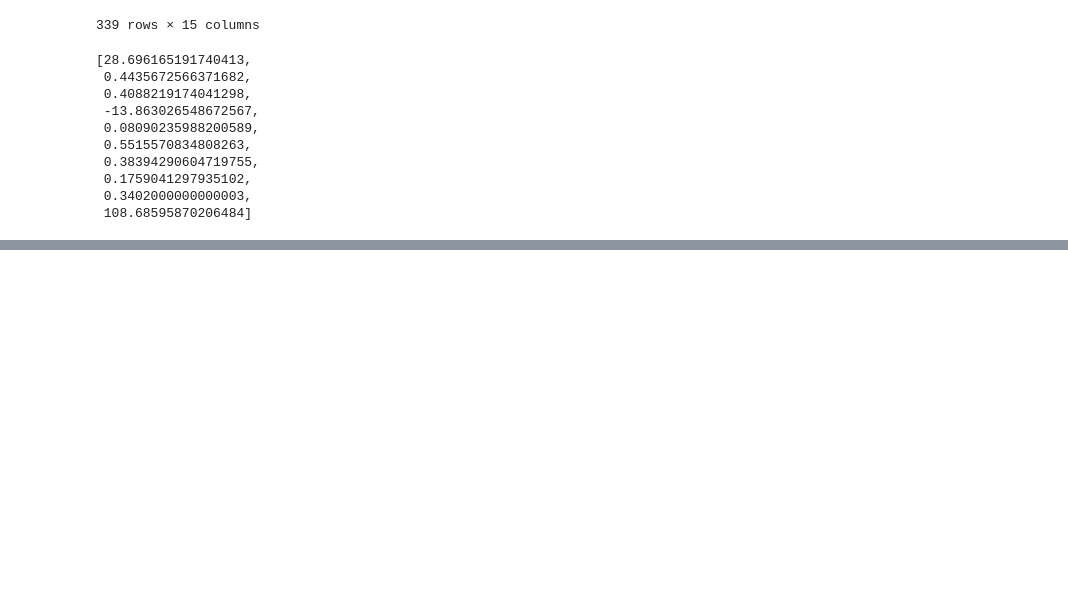
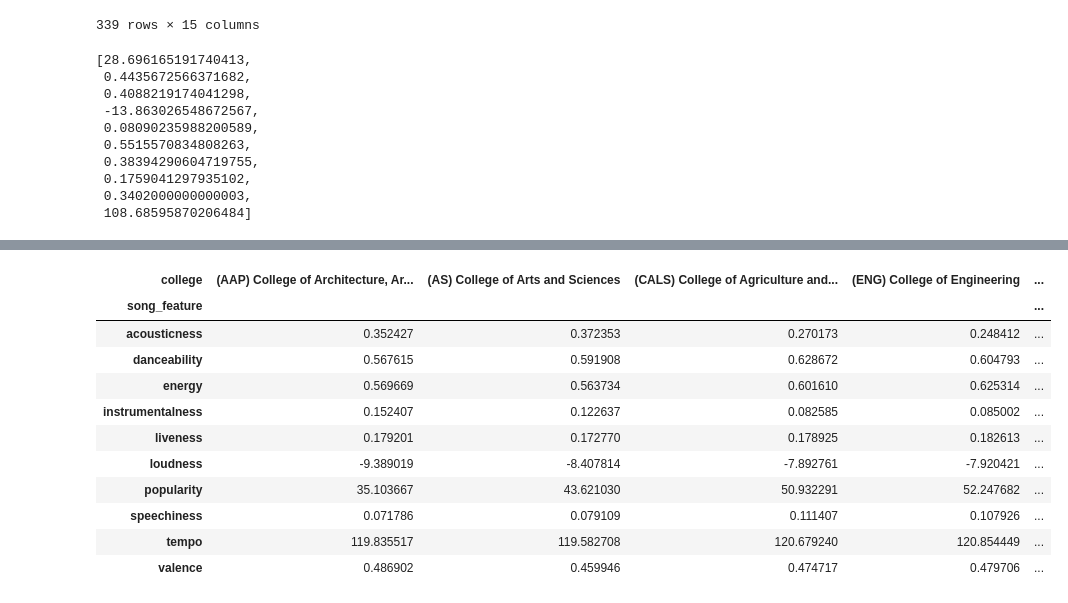
Before and after one commit to ahmedksultan/cdjsp23_brs, a Jupyter notebook: nb_playground4.ipynb, the cells around one changed output, grey strips where cells are left out. Drawn from its saved outputs; the diff is of its cells as text; code cells hidden in the pictures; blank space fills up the shorter version.

```diff
--- a/nb_playground4.ipynb
+++ b/nb_playground4.ipynb
@@ -76,0 +104,38 @@ feature_averages
+# %%
+colleges = ['(AS) College of Arts and Sciences','(ENG) College of Engineering',\
+            '(CALS) College of Agriculture and Life Sciences','(AAP) College of Architecture, Art and Planning',\
+            '(ILR) School of Industrial and Labor Relations',\
+            '(HUMEC) College of Human Ecology']
+
+song_features = ['popularity','danceability', 'energy', 'loudness', 'speechiness',
+       'acousticness', 'instrumentalness', 'liveness', 'valence', 'tempo']
+
+# loop over the colleges and song features to populate the dataframe
+mean_list = []
+
+for college in colleges:
+    college_data = merged_data[merged_data['Q1'] == college]
+    for song_feature in song_features:
+        mean = college_data[song_feature].mean()
+        mean_list.append({'college': college, 'song_feature': song_feature, 'mean': mean})
+
+mean_df = pd.DataFrame(mean_list)
+
+# Pivot the dataframe
+mean_df = pd.pivot(mean_df, index='song_feature', columns='college', values='mean')
+
+# Print the pivoted dataframe
+mean_df
+# %% [output]
+| college | (AAP) College of Architecture, Ar... | (AS) College of Arts and Sciences | (CALS) College of Agriculture and... | (ENG) College of Engineering | ... |
+| song_feature |  |  |  |  | ... |
+| acousticness | 0.352427 | 0.372353 | 0.270173 | 0.248412 | ... |
+| danceability | 0.567615 | 0.591908 | 0.628672 | 0.604793 | ... |
+| energy | 0.569669 | 0.563734 | 0.601610 | 0.625314 | ... |
+| instrumentalness | 0.152407 | 0.122637 | 0.082585 | 0.085002 | ... |
+| liveness | 0.179201 | 0.172770 | 0.178925 | 0.182613 | ... |
+| loudness | -9.389019 | -8.407814 | -7.892761 | -7.920421 | ... |
+| popularity | 35.103667 | 43.621030 | 50.932291 | 52.247682 | ... |
+| speechiness | 0.071786 | 0.079109 | 0.111407 | 0.107926 | ... |
+| tempo | 119.835517 | 119.582708 | 120.679240 | 120.854449 | ... |
+| valence | 0.486902 | 0.459946 | 0.474717 | 0.479706 | ... |
```
Also changed, not shown: parts of 7 cells of this notebook.
